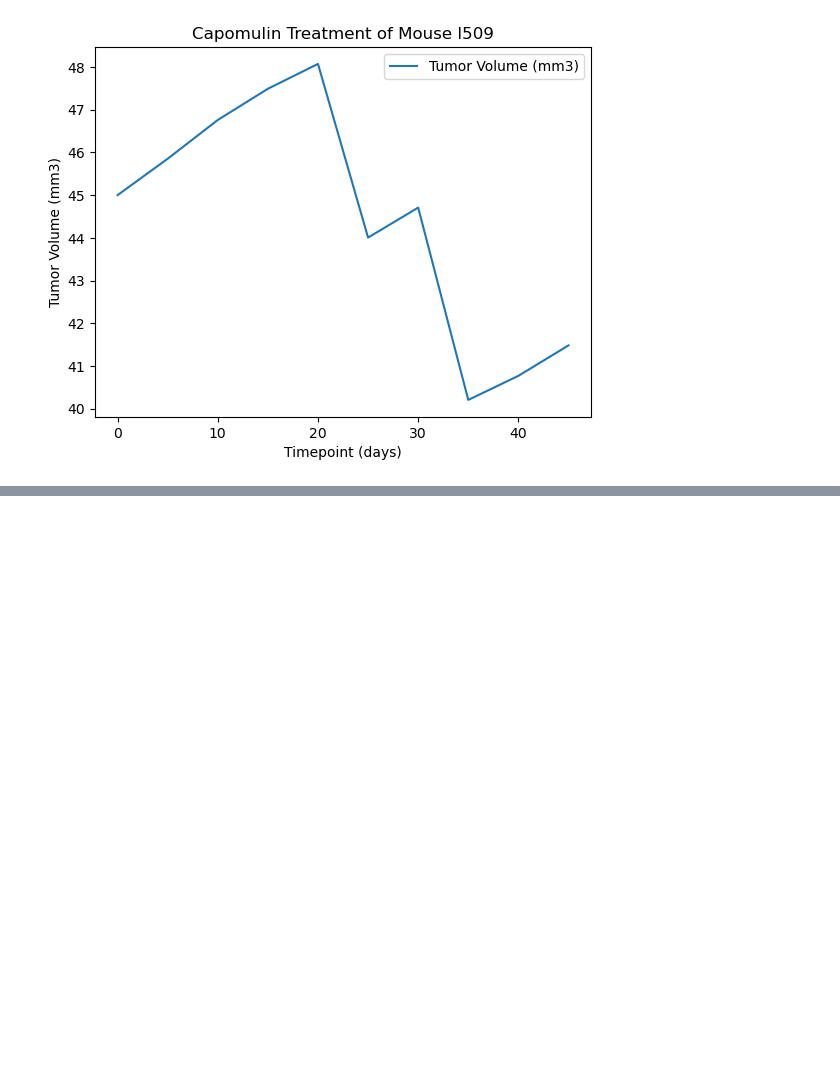
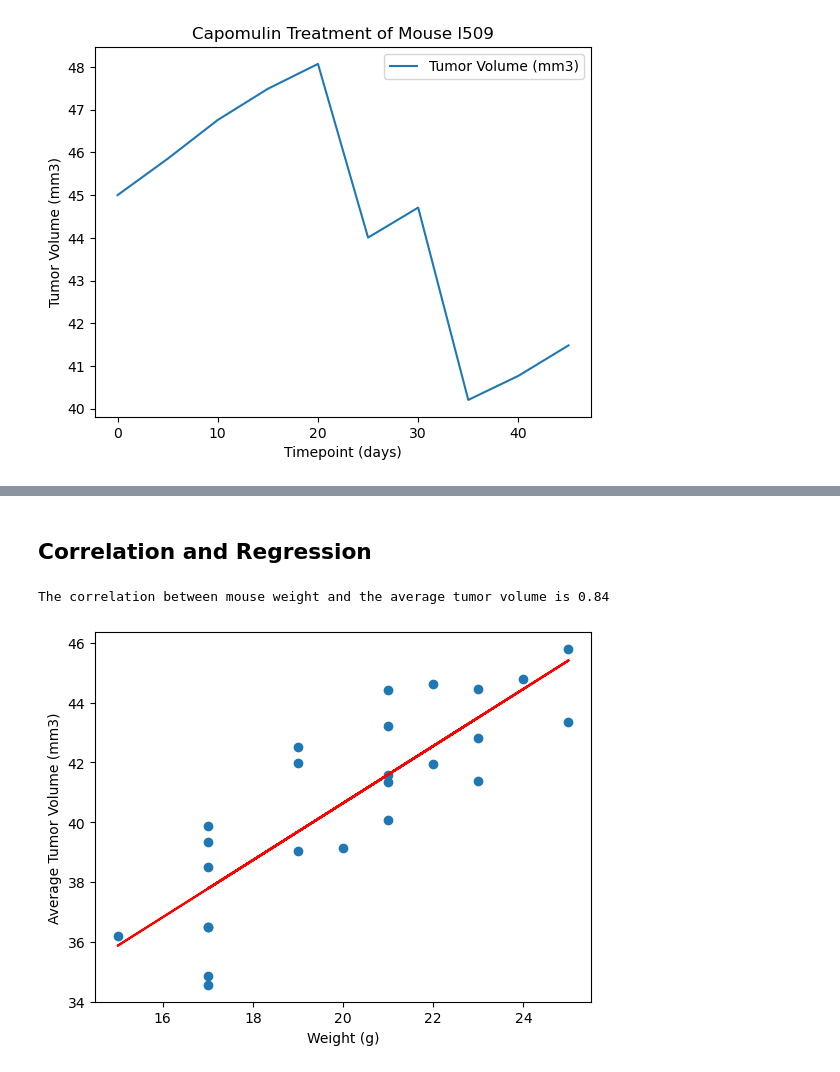
Before and after one commit to Mandia12/Matplotlib-Challenge, a Jupyter notebook: Pymaceuticals/pymaceuticals_final.ipynb, the cells around one changed output, grey strips where cells are left out. Drawn from its saved outputs; the diff is of its cells as text; code cells hidden in the pictures; blank space fills up the shorter version.

```diff
--- a/Pymaceuticals/pymaceuticals_final.ipynb
+++ b/Pymaceuticals/pymaceuticals_final.ipynb
@@ -285,4 +275,20 @@ new_df
+# %% [markdown]
+## Correlation and Regression
 # %%
 # Calculate the correlation coefficient and a linear regression model
 # for mouse weight and average observed tumor volume for the entire Capomulin regimen
-dklfjasgheggweg
+corr = round(st.pearsonr(cap_data['Weight (g)'], cap_data['Tumor Volume (mm3)'])[0], 2)
+
+print(f"The correlation between mouse weight and the average tumor volume is {corr}")
+
+(slope, intercept, rvalue, pvalue, stderr) = st.linregress(cap_data["Weight (g)"], cap_data["Tumor Volume (mm3)"])
+
+regress_values = cap_data["Weight (g)"] * slope + intercept
+plt.scatter(cap_data['Weight (g)'], cap_data['Tumor Volume (mm3)'])
+plt.plot(cap_data["Weight (g)"], regress_values, color='red')
+plt.xlabel("Weight (g)")
+plt.ylabel("Average Tumor Volume (mm3)")
+plt.show()
+# %% [output]
+The correlation between mouse weight and the average tumor volume is 0.84
+[figure, added]
```
Also changed, not shown: parts of 11 cells of this notebook.
